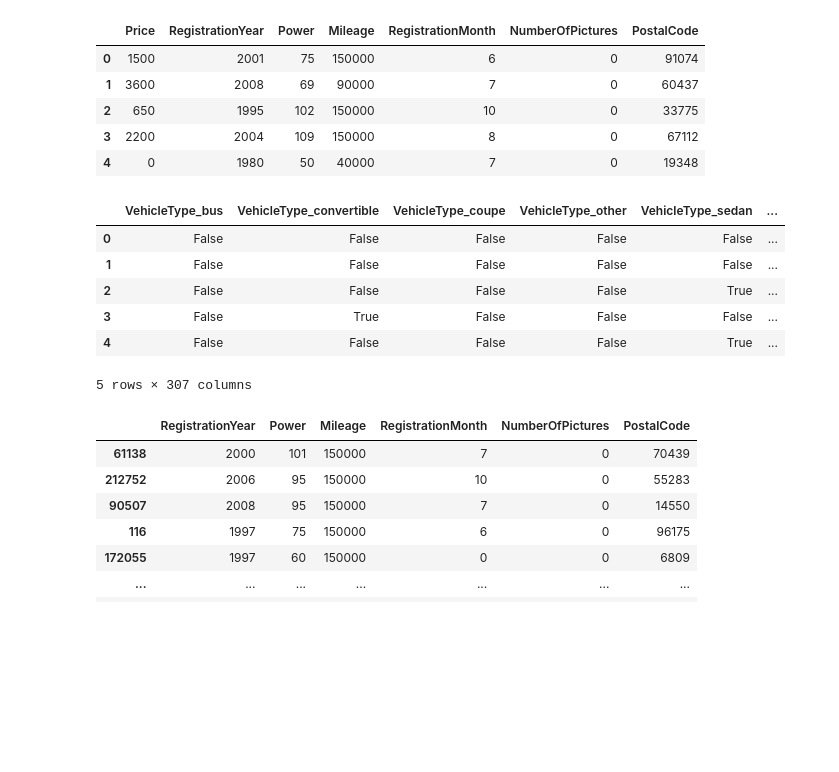
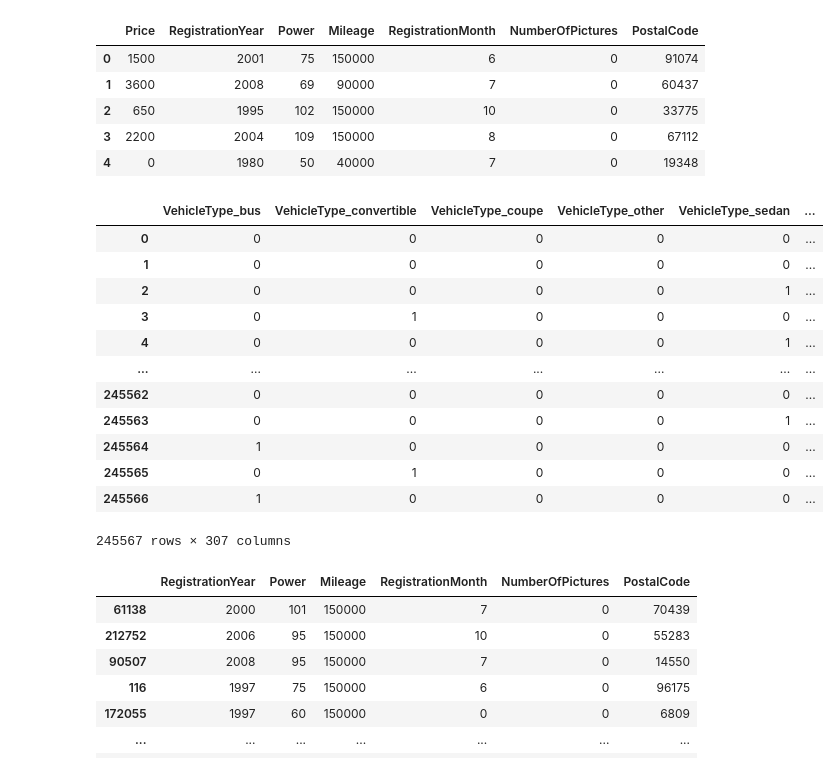
Before and after one commit to wh1tneyr/Rusty-Bargain, a Jupyter notebook: Rusty Bargain.ipynb, the cells around one changed output. Cells and saved outputs as stored; diff of their text form; code cells hidden in the pictures; blank space fills up the shorter version.

Commit message:
pasando a numeros la codificacion de las columnas categoricas

```diff
--- a/Rusty Bargain.ipynb
+++ b/Rusty Bargain.ipynb
@@ -169,16 +171,22 @@ data_num_columns.head()
 | 4 | 0 | 1980 | 50 | 40000 | 7 | 0 | 19348 |
 # %%
 #codificar columnas categóricas del df
-data_ohe_columns = pd.get_dummies(df[['VehicleType', 'Gearbox', 'Model', 'FuelType', 'Brand', 'NotRepaired']])
-data_ohe_columns.head()
+data_ohe_columns = pd.get_dummies(df[['VehicleType', 'Gearbox', 'Model', 'FuelType', 'Brand', 'NotRepaired']]).astype('int')
+data_ohe_columns
 # %% [output]
 |  | VehicleType_bus | VehicleType_convertible | VehicleType_coupe | VehicleType_other | VehicleType_sedan | ... |
-| 0 | False | False | False | False | False | ... |
-| 1 | False | False | False | False | False | ... |
-| 2 | False | False | False | False | True | ... |
-| 3 | False | True | False | False | False | ... |
-| 4 | False | False | False | False | True | ... |
+| 0 | 0 | 0 | 0 | 0 | 0 | ... |
+| 1 | 0 | 0 | 0 | 0 | 0 | ... |
+| 2 | 0 | 0 | 0 | 0 | 1 | ... |
+| 3 | 0 | 1 | 0 | 0 | 0 | ... |
+| 4 | 0 | 0 | 0 | 0 | 1 | ... |
+| ... | ... | ... | ... | ... | ... | ... |
+| 245562 | 0 | 0 | 0 | 0 | 0 | ... |
+| 245563 | 0 | 0 | 0 | 0 | 1 | ... |
+| 245564 | 1 | 0 | 0 | 0 | 0 | ... |
+| 245565 | 0 | 1 | 0 | 0 | 0 | ... |
+| 245566 | 1 | 0 | 0 | 0 | 0 | ... |
-5 rows × 307 columns
+245567 rows × 307 columns
 # %%
 #separar las caracteristicas y el objetivo en el dataset nuevo
 X_dropped = data_dropped.drop(['Price'], axis=1)
```
Also changed, not shown: parts of 1 cell of this notebook.
